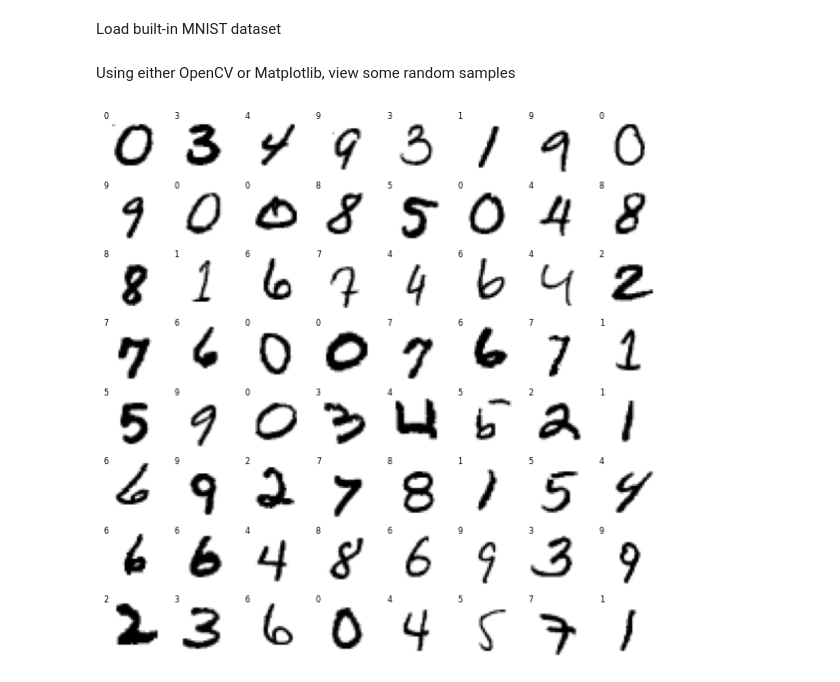
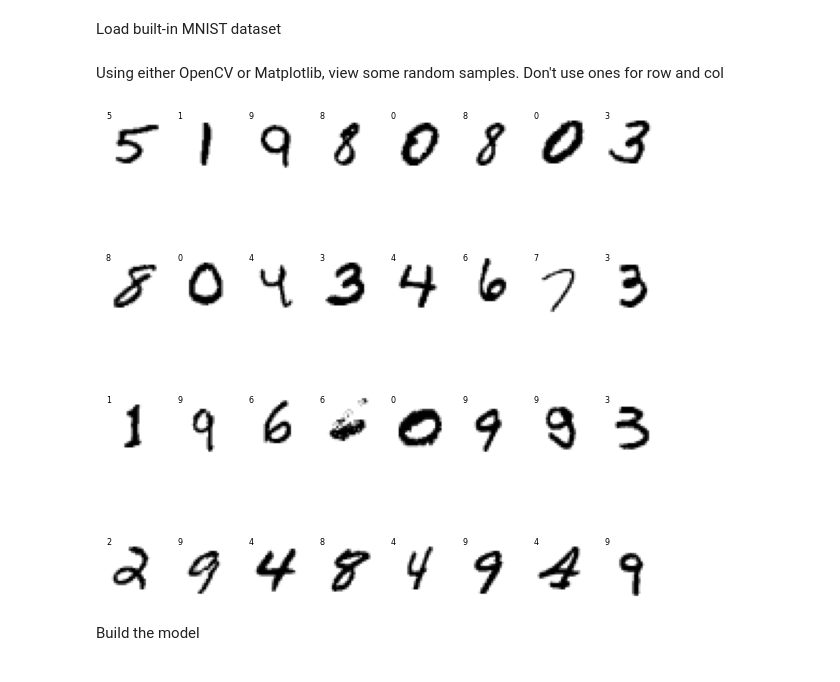
Before and after one commit to ogzugru/CNN-Start-Project, a Jupyter notebook: first.ipynb, the cells around one changed output. Cells and saved outputs as stored; diff of their text form; code cells hidden in the pictures.

```diff
--- a/first.ipynb
+++ b/first.ipynb
@@ -23,22 +28,24 @@ X_train_full.dtype
 X_valid, X_train = X_train_full[:5000] / 255.0, X_train_full[5000:] / 255.0
 y_valid, y_train = y_train_full[:5000], y_train_full[5000:]
 # %% [markdown]
-Using either OpenCV or Matplotlib, view some random samples
+Using either OpenCV or Matplotlib, view some random samples. Don't use ones for row and col
 # %%
-[row, col] = [8, 8] # Don't use ones for row and col
+[row, col] = [4, 8]
 
 limit = row * col
 
 fig, axs = plt.subplots(int(limit/col), int(col), figsize=(10, 10))
 
 for x in range(limit):
     randomint = np.random.randint(60000)
     test = X_train_full[randomint]
     test = np.reshape(test, (28, 28))
     axs[int(x/col), x%col].imshow(test, cmap="binary")
     axs[int(x/col), x%col].axis("off")
-    axs[int(x/col), x%col].text(0.5, 0.5, str(y_train_full[randomint]), fontsize=8, ha='center')
+    axs[int(x/col), x%col].text(2, 2, str(y_train_full[randomint]), fontsize=8, ha='center')
 
 plt.show()
 # %% [output]
-[figure, old version]
+[figure, new version]
+# %% [markdown]
+Build the model
```
Also changed, not shown: parts of 9 cells of this notebook.
